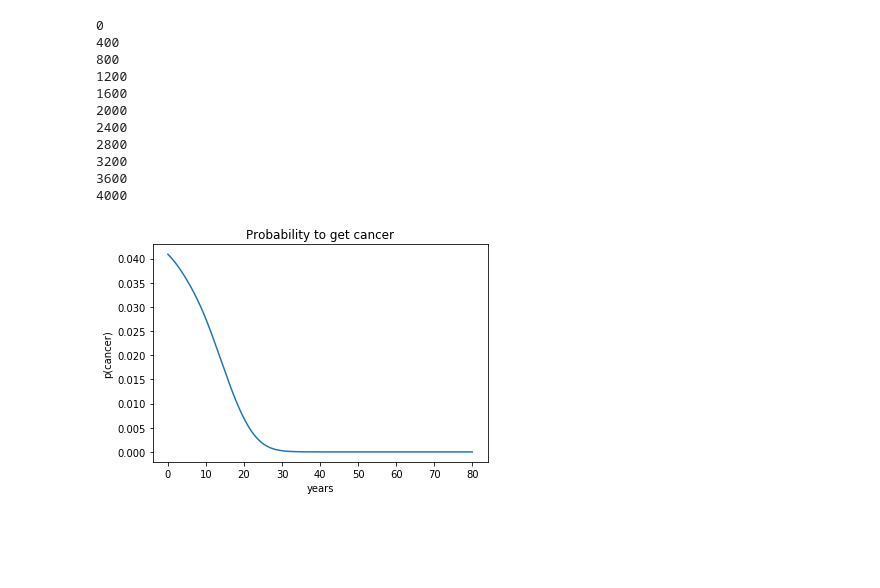
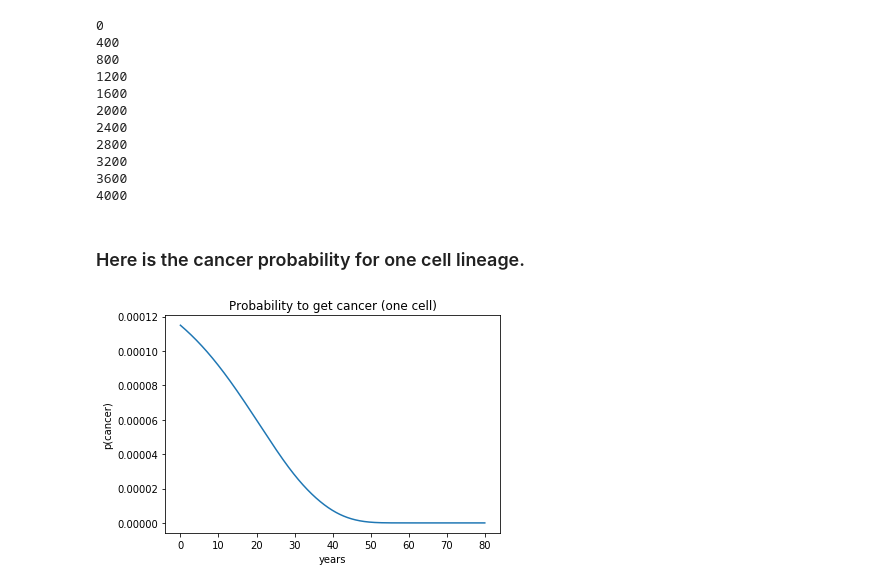
Before and after one commit to bhtang127/cancer, a Jupyter notebook: test_simulate/RandomTime.ipynb, the cells around one changed output. Cells and saved outputs as stored; diff of their text form; code cells hidden in the pictures; blank space fills up the shorter version.

```diff
--- a/test_simulate/RandomTime.ipynb
+++ b/test_simulate/RandomTime.ipynb
@@ -22,12 +24,13 @@ from theorem import *
 
 %matplotlib inline
 
-alpha = {"division":1.75, "death":0, "pasym":0.9, "psym":0.0525, "dsym":0.1-0.0525,
+alpha = {"division":1.75, "death":1/104, "pasym":0.9, "psym":0.0525, "dsym":0.1-0.0525,
          "adjust":1.5e-2, "v":1e-6, "K":10**9.3, "dd":1.14794853, "dp":2.12*1e-3, "dm":5*1e-6,
          "l_ratio":0.15/(1.6+0.15), "pow":0.4117, "eps":1e-6}
 
-test = tissue(alpha, pGUfunc, 52*80,52*80*10, Gene="F")
+test = tissue(alpha, pGUfunc, 52*80,52*80*10, Gene="S")
 density = test.density(test.ts, test.para)
-print(np.sum(test.ts/52 * density/10))
+print("Survival Rate: ", test.para["r"] / test.para["b"])
 print(test.para)
+print(test.alpha)
 # %% [output]
@@ -67,3 +78,9 @@ plt.title("Hist for first hit time")
 plt.show()
 # %% [output]
 [figure]
+# %%
+surv = np.zeros(80*52)
+for i in range(80*52):
+    surv[i] = np.mean(hit1>=i)
+plt.plot(list(range(80*52)), surv**(1/1000))
+plt.show()
@@ -70,25 +95,41 @@ plt.show()
 # %%
 import numba as nb
 
-adjust_density = 1/3 * 0.1 * r_F/b_F * density / len(hit1)
+# adjust_density = 1/3 * 0.1 * r_F/b_F * density / len(hit1)
+# solutionF = solution["F"][::10]
+# adjust_density = adjust_density[::10]*10
+
+# @nb.njit
+# def aux(solutionF, hit1, adjust_density):
+#     prob = np.zeros(solutionF.shape[0])
+#     for i in range(len(solutionF)):
+#         if i % 400 == 0:
+#             print(i)
+#         for t1 in hit1:
+#             j = int(t1)
+#             for k, d_t2 in enumerate(adjust_density):
+#                 if i + j + k < len(prob):
+#                     prob[i] += d_t2 * (1-solutionF[i+j+k])
+#     print("")
+#     return prob
+
 solutionF = solution["F"][::10]
-adjust_density = adjust_density[::10]*10
 
 @nb.njit
-def aux(solutionF, hit1, adjust_density):
+def aux(solutionF, hit1):
     prob = np.zeros(solutionF.shape[0])
     for i in range(len(solutionF)):
         if i % 400 == 0:
             print(i)
         for t1 in hit1:
             j = int(t1)
-            for k, d_t2 in enumerate(adjust_density):
-                if i + j + k < len(prob):
-                    prob[i] += d_t2 * (1-solutionF[i+j+k])
+            if i + j < len(prob):
+                prob[i] += (1-solutionF[i+j]) / len(hit1)
     print("")
     return prob
 
-prob = aux(solutionF, hit1, adjust_density)
+# prob = aux(solutionF, hit1, adjust_density)
+prob = aux(solutionF, hit1)
 # %% [output]
 0
 400
@@ -101,11 +142,13 @@ prob = aux(solutionF, hit1, adjust_density)
 3200
 3600
 4000
+# %% [markdown]
+### Here is the cancer probability for one cell lineage.
 # %%
 plt.plot(test.ts[::10]/52, prob, label='Line 1')
 plt.xlabel("years")
 plt.ylabel("p(cancer)")
-plt.title("Probability to get cancer")
+plt.title("Probability to get cancer (one cell)")
 plt.show()
 # %% [output]
-[figure, old version]
+[figure, new version]
```
Also changed, not shown: parts of 15 cells of this notebook, 9 other files.
